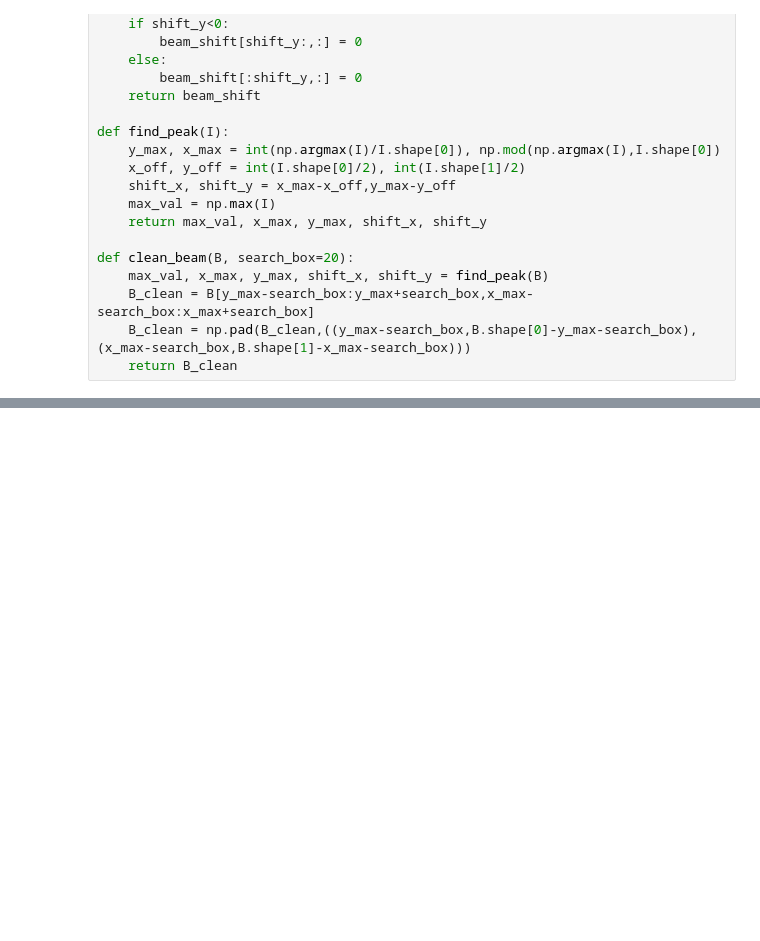
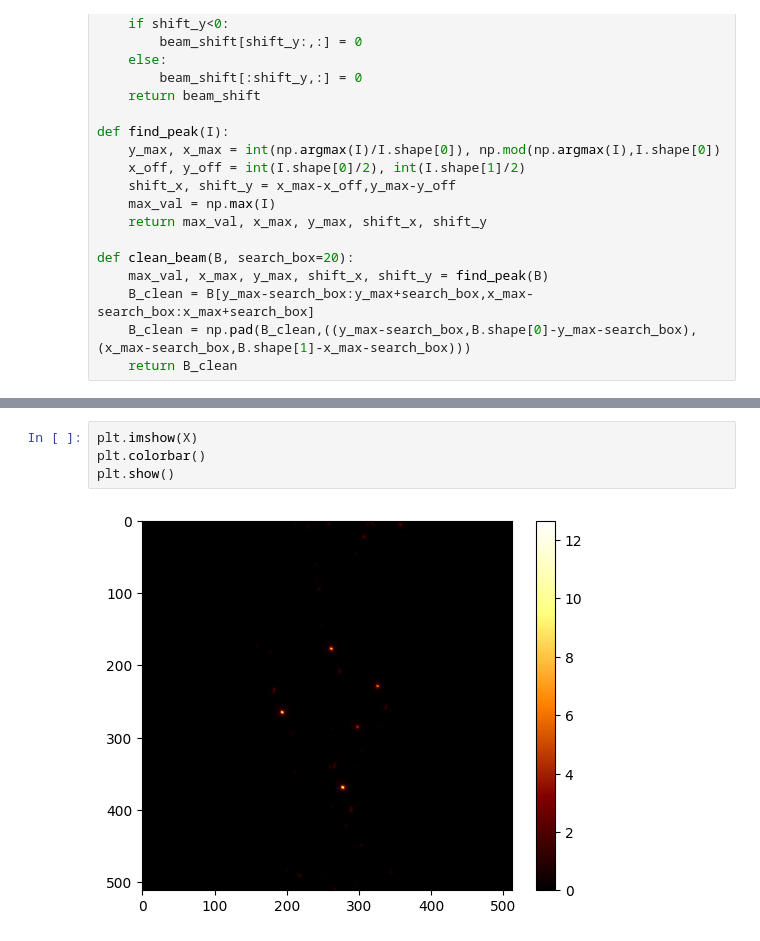
Before and after one commit to CentofantiEze/array-opt, a Jupyter notebook: notebooks/clean.ipynb, the cells around one changed output, grey strips where cells are left out. Saved outputs shown, nothing was run; the diff lists cells and outputs as text; blank space fills up the shorter version.

```diff
--- a/notebooks/clean.ipynb
+++ b/notebooks/clean.ipynb
@@ -157,0 +161,6 @@ plt.show()
+# %%
+plt.imshow(X)
+plt.colorbar()
+plt.show()
+# %% [output]
+[figure, added]
```
Also changed, not shown: parts of 5 cells of this notebook, 3 other files.
